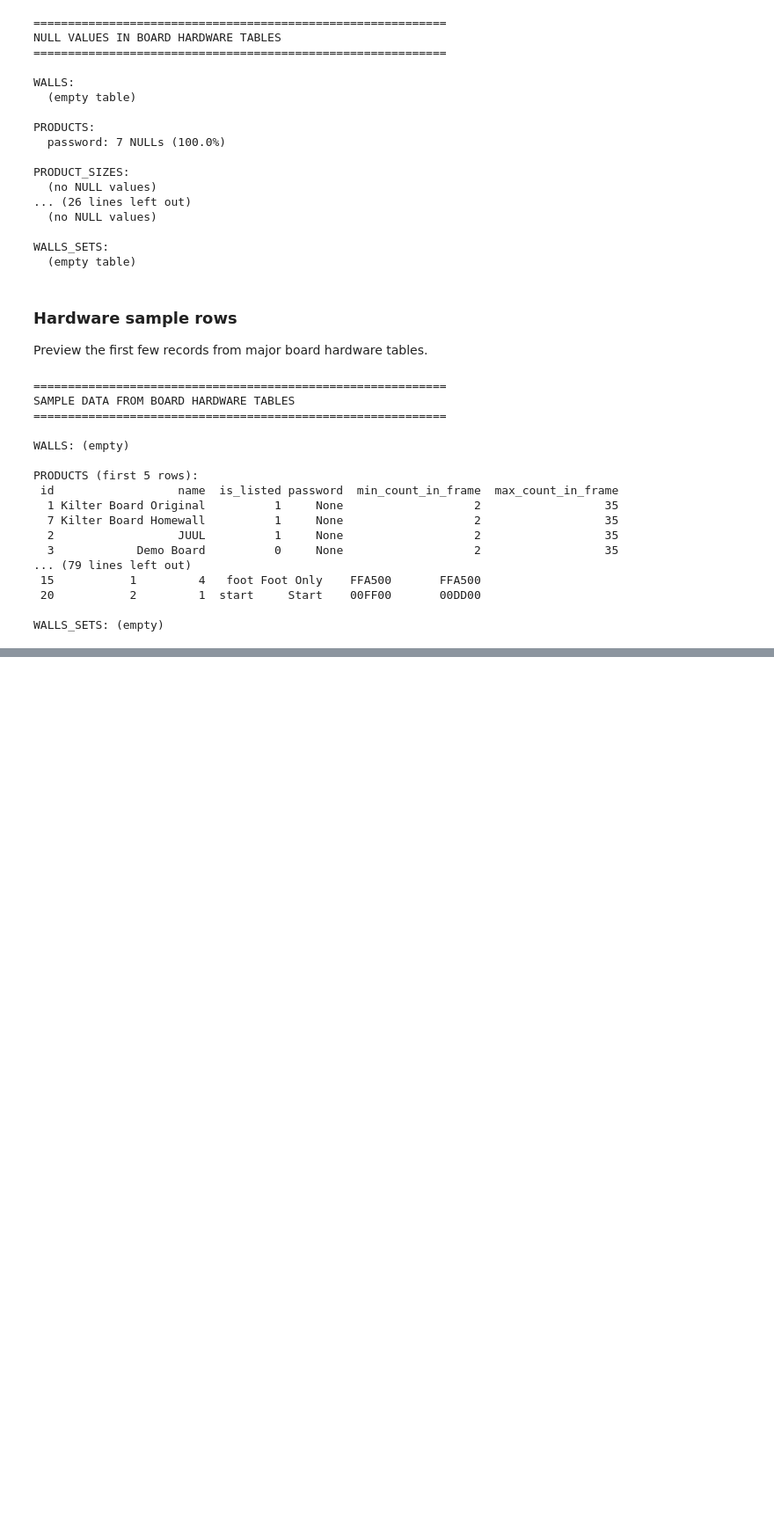
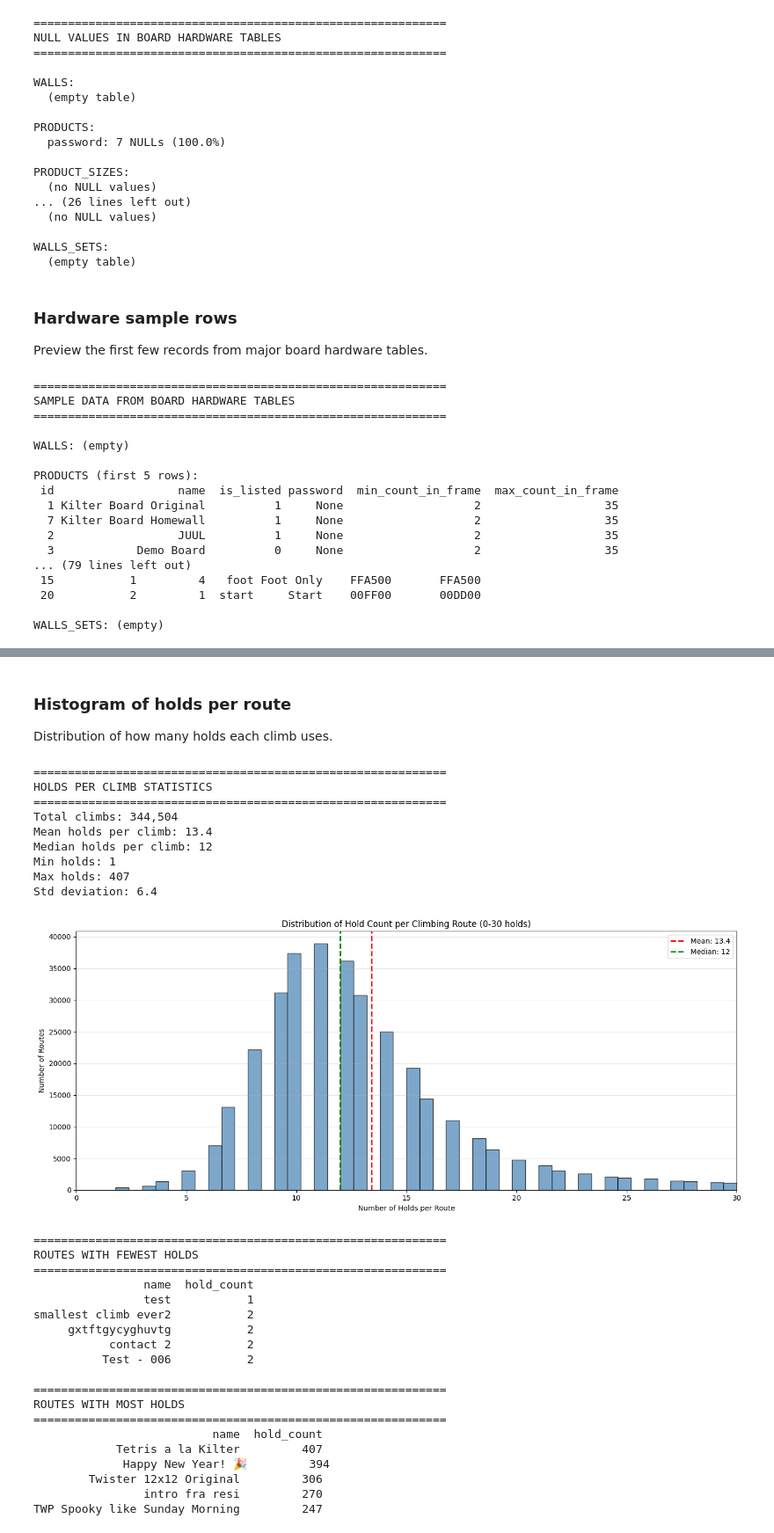
Before and after one commit to ZYCC6002/Just-Go-Up-AI, a Jupyter notebook: notebooks/eda.ipynb, the cells around one changed output, grey strips where cells are left out. Shown at 88% size. Saved outputs shown, nothing was run; the diff lists cells and outputs as text; code cells hidden in the pictures; blank space fills up the shorter version.

Commit message:
eda for route holds

```diff
--- a/notebooks/eda.ipynb
+++ b/notebooks/eda.ipynb
@@ -413,0 +523,76 @@ WALLS_SETS: (empty)
+# %% [markdown]
+### Histogram of holds per route
+Distribution of how many holds each climb uses.
+# %%
+
+# Count holds per climb
+holds_per_climb = holds_with_coords.groupby('climb_uuid').size().reset_index(name='hold_count')
+
+print("="*60)
+print("HOLDS PER CLIMB STATISTICS")
+print("="*60)
+print(f"Total climbs: {len(holds_per_climb):,}")
+print(f"Mean holds per climb: {holds_per_climb['hold_count'].mean():.1f}")
+print(f"Median holds per climb: {holds_per_climb['hold_count'].median():.0f}")
+print(f"Min holds: {holds_per_climb['hold_count'].min()}")
+print(f"Max holds: {holds_per_climb['hold_count'].max()}")
+print(f"Std deviation: {holds_per_climb['hold_count'].std():.1f}")
+
+# Create histogram
+plt.figure(figsize=(14, 6))
+plt.hist(holds_per_climb['hold_count'], bins=50, edgecolor='black', alpha=0.7, color='steelblue', range=(0, 30))
+plt.xlabel('Number of Holds per Route')
+plt.ylabel('Number of Routes')
+plt.title('Distribution of Hold Count per Climbing Route (0-30 holds)')
+plt.xlim(0, 30)
+plt.axvline(holds_per_climb['hold_count'].mean(), color='red', linestyle='--', linewidth=2, label=f'Mean: {holds_per_climb["hold_count"].mean():.1f}')
+plt.axvline(holds_per_climb['hold_count'].median(), color='green', linestyle='--', linewidth=2, label=f'Median: {holds_per_climb["hold_count"].median():.0f}')
+plt.legend()
+plt.grid(axis='y', alpha=0.3)
+plt.tight_layout()
+plt.show()
+
+# Show climbs with extreme hold counts
+print("\n" + "="*60)
+print("ROUTES WITH FEWEST HOLDS")
+print("="*60)
+fewest_holds = holds_per_climb.nsmallest(5, 'hold_count')
+fewest_with_names = fewest_holds.merge(climbs_df[['uuid', 'name']], left_on='climb_uuid', right_on='uuid')
+print(fewest_with_names[['name', 'hold_count']].to_string(index=False))
+
+print("\n" + "="*60)
+print("ROUTES WITH MOST HOLDS")
+print("="*60)
+most_holds = holds_per_climb.nlargest(5, 'hold_count')
+most_with_names = most_holds.merge(climbs_df[['uuid', 'name']], left_on='climb_uuid', right_on='uuid')
+print(most_with_names[['name', 'hold_count']].to_string(index=False))
+# %% [output]
+============================================================
+HOLDS PER CLIMB STATISTICS
+============================================================
+Total climbs: 344,504
+Mean holds per climb: 13.4
+Median holds per climb: 12
+Min holds: 1
+Max holds: 407
+Std deviation: 6.4
+[figure, added]
+============================================================
+ROUTES WITH FEWEST HOLDS
+============================================================
+                name  hold_count
+                test           1
+smallest climb ever2           2
+     gxtftgycyghuvtg           2
+           contact 2           2
+          Test - 006           2
+
+============================================================
+ROUTES WITH MOST HOLDS
+============================================================
+                          name  hold_count
+            Tetris a la Kilter         407
+             Happy New Year! 🎉         394
+        Twister 12x12 Original         306
+                intro fra resi         270
+TWP Spooky like Sunday Morning         247
```
Also changed, not shown: parts of 6 cells of this notebook, 1 other file.
